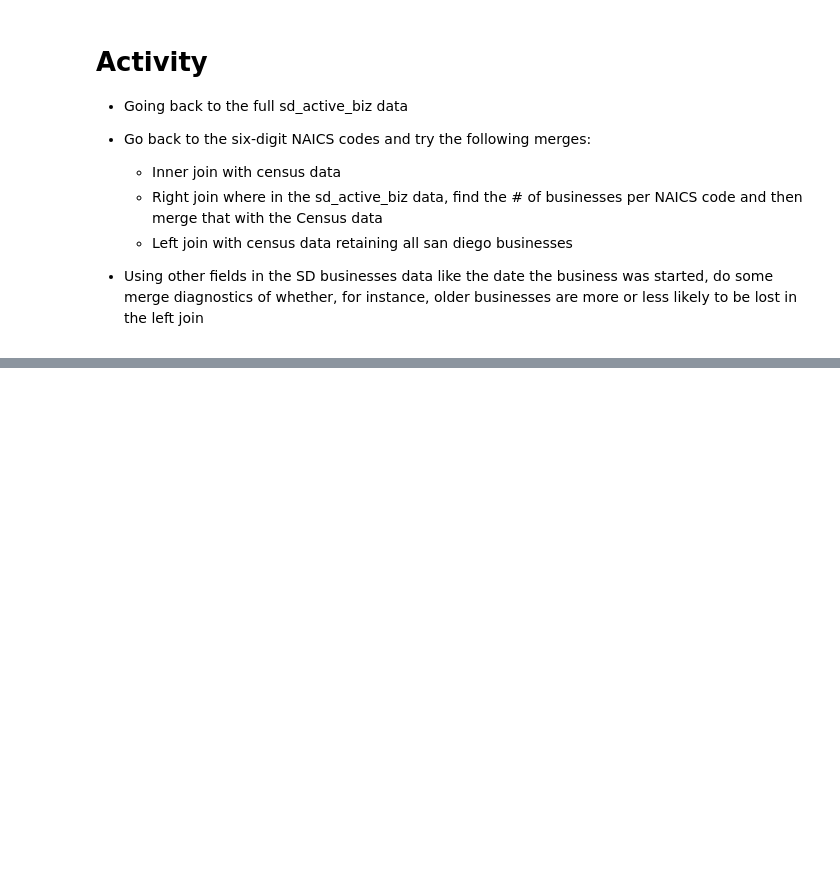
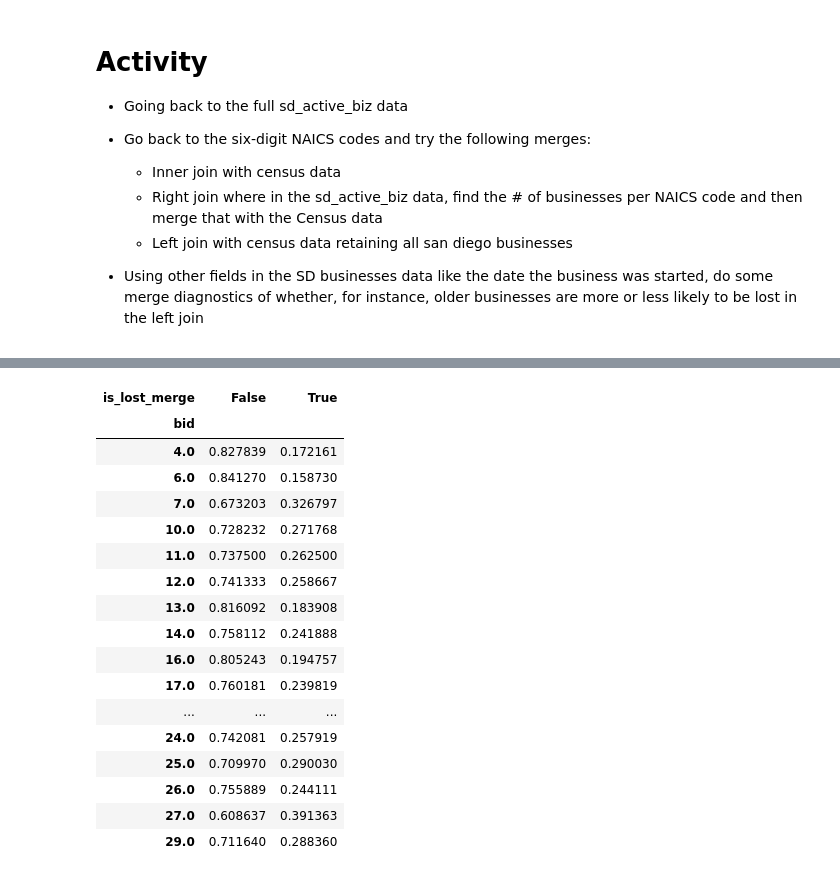
Before and after one commit to rebeccajohnson88/qss20_slides_activities, a Jupyter notebook: activities/03_merging_session1.ipynb, the cells around one changed output, grey strips where cells are left out. Drawn from its saved outputs; the diff is of its cells as text; code cells hidden in the pictures; blank space fills up the shorter version.

```diff
--- a/activities/03_merging_session1.ipynb
+++ b/activities/03_merging_session1.ipynb
@@ -357,0 +361,17 @@ Name: naics_merge_status, dtype: int64
+# %%
+sd_active_biz[[col for col in sd_active_biz.columns if "naics" in col]].head()
+sd_active_biz[[col for col in sd_active_biz.columns if "naics" in col]].dtypes
+
+naics_all.dtypes
+
+sd_active_biz['naics_code_string'] = sd_active_biz.naics_code.astype(str)
+
+good_merge = pd.merge(sd_active_biz,
+                    naics_all,
+                    left_on = "naics_code_string",
+                    right_on = "2017naicscode")
+
+print("When we do an inner join, we retain {n_post} rows out of {n_pre} rows, or {perc} percent".
+     format(n_post = good_merge.shape[0],
+           n_pre = sd_active_biz.shape[0],
+           perc = round((good_merge.shape[0]/sd_active_biz.shape[0])*100)))
@@ -357,0 +521,48 @@ Name: naics_merge_status, dtype: int64
+# %%
+## left join to retain all SD active businesses
+
+sd_active_biz_wnaics = pd.merge(sd_active_biz,
+                    naics_all,
+                    left_on = "naics_code_string",
+                    right_on = "2017naicscode",
+                    how = "left",
+                    indicator = "naics_dx_merge")
+
+## check merge indicator - get same 76% match rate we got above as expected
+sd_active_biz_wnaics.naics_dx_merge.value_counts(normalize = True)
+
+
+## create binary indicator for lost in merge
+sd_active_biz_wnaics['is_lost_merge'] = np.where(sd_active_biz_wnaics.naics_dx_merge == "left_only",
+                                                True, False)
+
+## do some comparisons by group
+
+### first make numeric version of date_business_start
+### as difference between today and that date- just coercing errors
+### and using full timestamp; for actual work, would want to round
+### to the day and do with static date
+sd_active_biz_wnaics['date_bstart_dt'] =  pd.to_datetime(sd_active_biz_wnaics.date_business_start,
+                                                        errors = "coerce")
+today = datetime.now()
+sd_active_biz_wnaics['tenure_asoftoday'] = pd.to_numeric(today - sd_active_biz_wnaics.date_bstart_dt)
+
+sd_active_biz_wnaics[[col for col in sd_active_biz_wnaics.columns if
+                        "date" in col] + ['tenure_asoftoday']].head()
+
+
+## group by match and compare tenure
+### see that newer businesses (shorter tenure) are more likely to be lost in merge
+sd_active_biz_wnaics.groupby('is_lost_merge')['tenure_asoftoday'].mean()
+
+## compare some categorical
+
+### see bid like bid 27 more likely to get lost in merge
+pd.crosstab(sd_active_biz_wnaics['is_lost_merge'],
+           sd_active_biz_wnaics['bid'], normalize = "columns").T
+
+### see some smaller SD-area places that are outside the city
+### more likely
+pd.crosstab(sd_active_biz_wnaics['is_lost_merge'],
+           sd_active_biz_wnaics['address_city'], normalize = "columns").T
+# %% [output]
@@ -357,0 +583,18 @@ Name: naics_merge_status, dtype: int64
+| is_lost_merge | False | True |
+| bid |  |  |
+| 4.0 | 0.827839 | 0.172161 |
+| 6.0 | 0.841270 | 0.158730 |
+| 7.0 | 0.673203 | 0.326797 |
+| 10.0 | 0.728232 | 0.271768 |
+| 11.0 | 0.737500 | 0.262500 |
+| 12.0 | 0.741333 | 0.258667 |
+| 13.0 | 0.816092 | 0.183908 |
+| 14.0 | 0.758112 | 0.241888 |
+| 16.0 | 0.805243 | 0.194757 |
+| 17.0 | 0.760181 | 0.239819 |
+| ... | ... | ... |
+| 24.0 | 0.742081 | 0.257919 |
+| 25.0 | 0.709970 | 0.290030 |
+| 26.0 | 0.755889 | 0.244111 |
+| 27.0 | 0.608637 | 0.391363 |
+| 29.0 | 0.711640 | 0.288360 |
```
Also changed, not shown: parts of 9 cells of this notebook.
